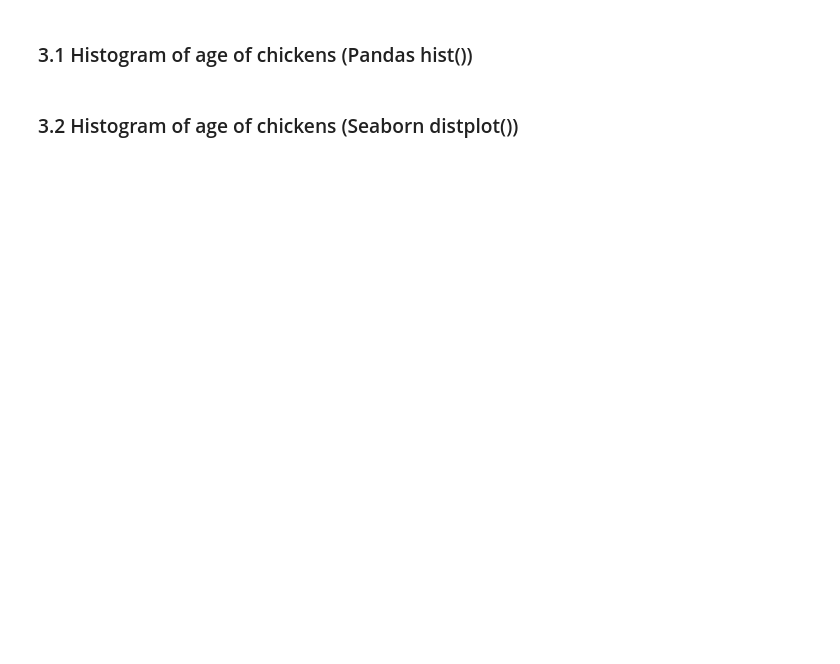
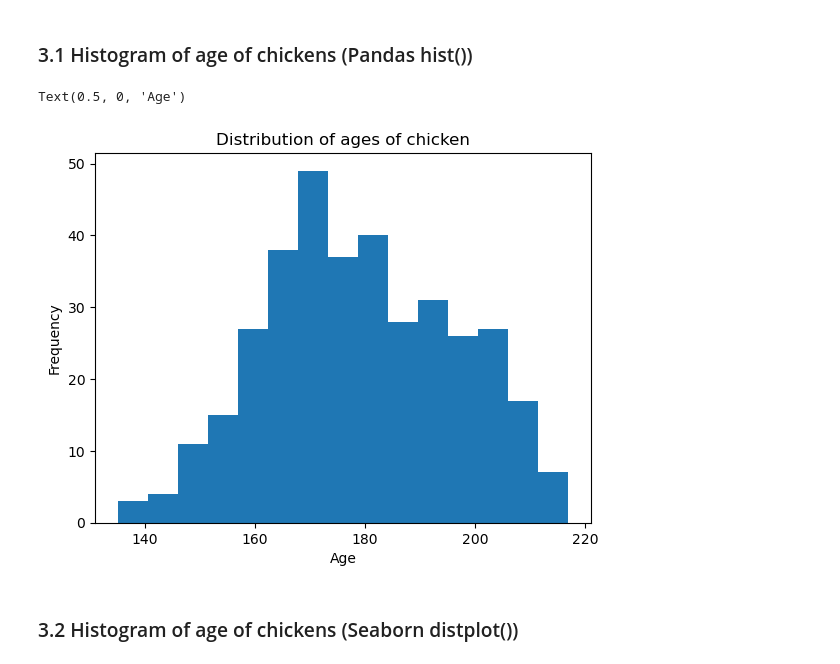
Before and after one commit to sofels/ENSF611-Lab0, a Jupyter notebook: lab0_chicken.ipynb, the cells around one changed output. Drawn from its saved outputs; the diff is of its cells as text; code cells hidden in the pictures; blank space fills up the shorter version.

```diff
--- a/lab0_chicken.ipynb
+++ b/lab0_chicken.ipynb
@@ -47,2 +61,9 @@ df.head()
+# %%
+# Your solution goes here
+df['age'].plot(kind='hist', title="Distribution of ages of chicken", bins=15);
+plt.xlabel('Age')
+# %% [output]
+Text(0.5, 0, 'Age')
+[figure, added]
 # %% [markdown]
 ### 3.2 Histogram of age of chickens (Seaborn distplot())
```
Also changed, not shown: parts of 7 cells of this notebook.
